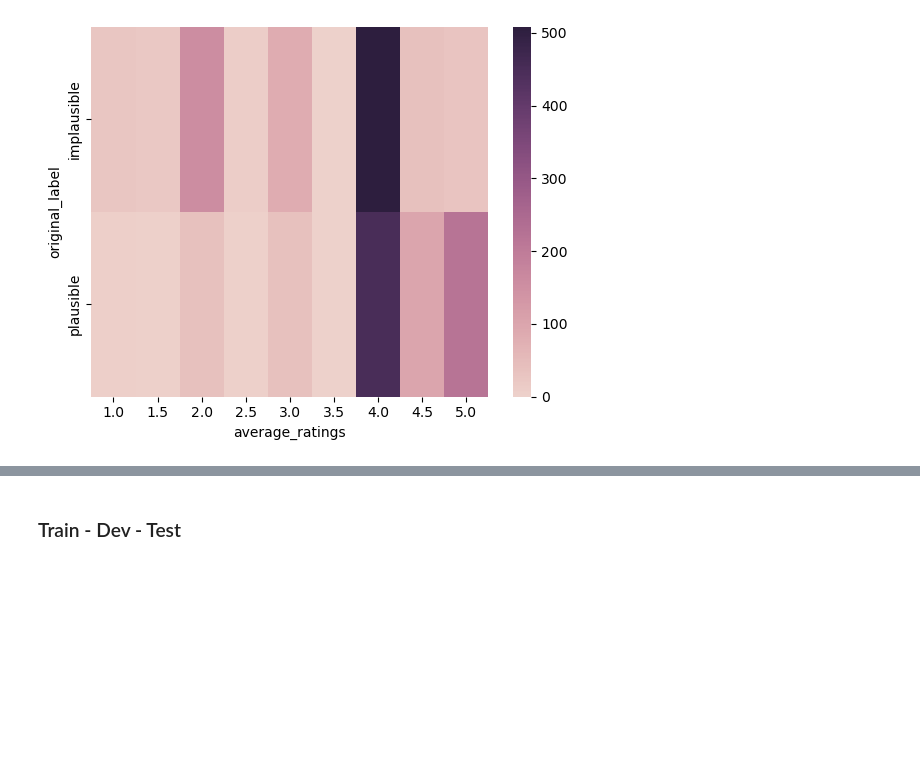
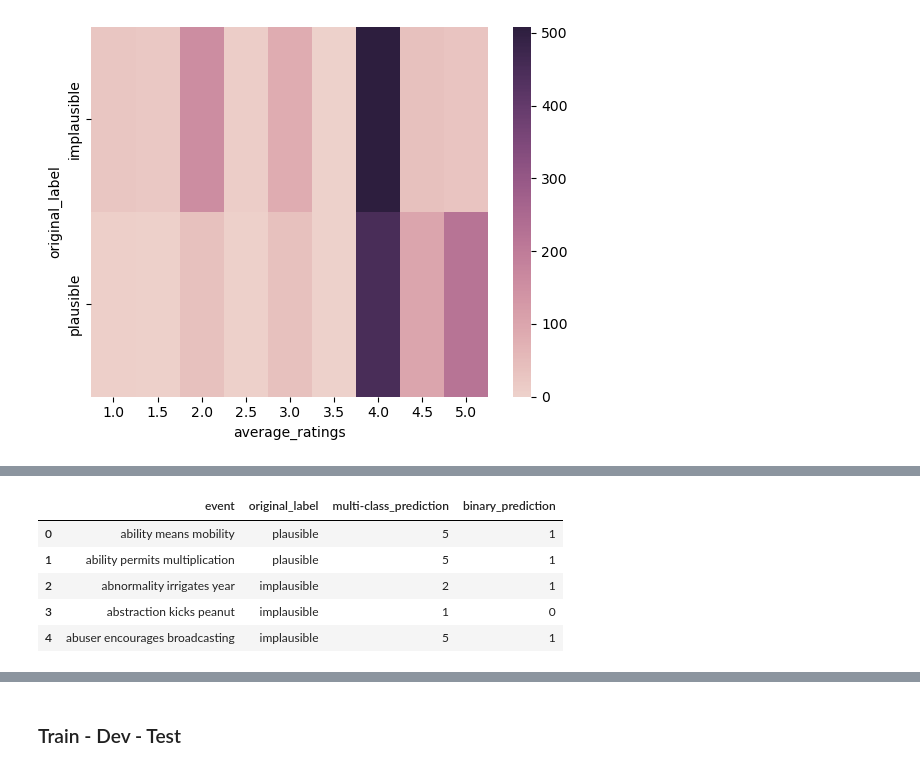
Before and after one commit to chihyi-lin/semantic-plausibility-datasets, a Jupyter notebook: data_analysis/PAP.ipynb, the cells around one changed output, grey strips where cells are left out. Cells and saved outputs as stored; diff of their text form; code cells hidden in the pictures; blank space fills up the shorter version.

```diff
--- a/data_analysis/PAP.ipynb
+++ b/data_analysis/PAP.ipynb
@@ -168,0 +172,9 @@ sns.heatmap(rating_df, cmap=sns.cubehelix_palette(as_cmap=True))
+# %%
+aggre_df.head()
+# %% [output]
+|  | event | original_label | multi-class_prediction | binary_prediction |
+| 0 | ability means mobility | plausible | 5 | 1 |
+| 1 | ability permits multiplication | plausible | 5 | 1 |
+| 2 | abnormality irrigates year | implausible | 2 | 1 |
+| 3 | abstraction kicks peanut | implausible | 1 | 0 |
+| 4 | abuser encourages broadcasting | implausible | 5 | 1 |
```
Also changed, not shown: parts of 17 cells of this notebook.
